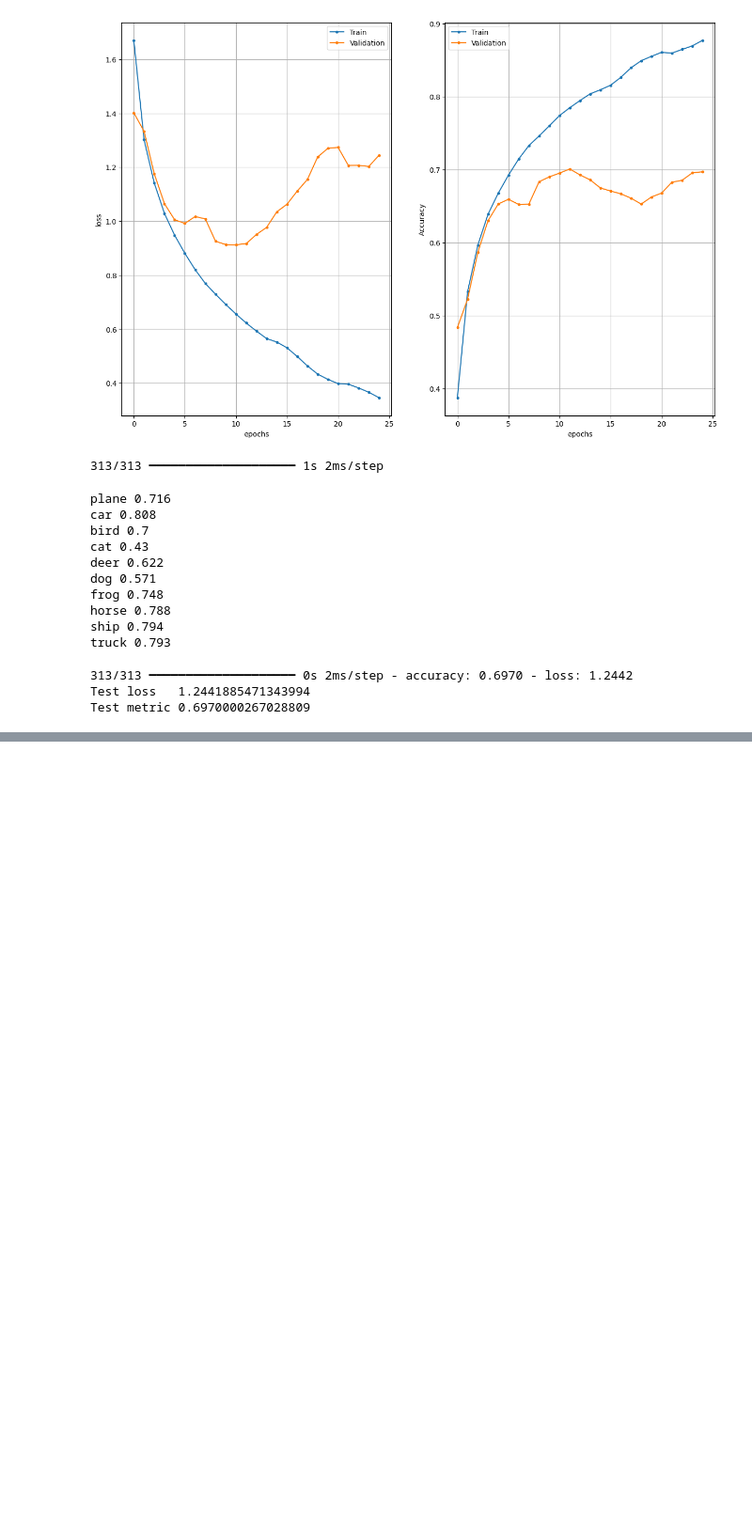
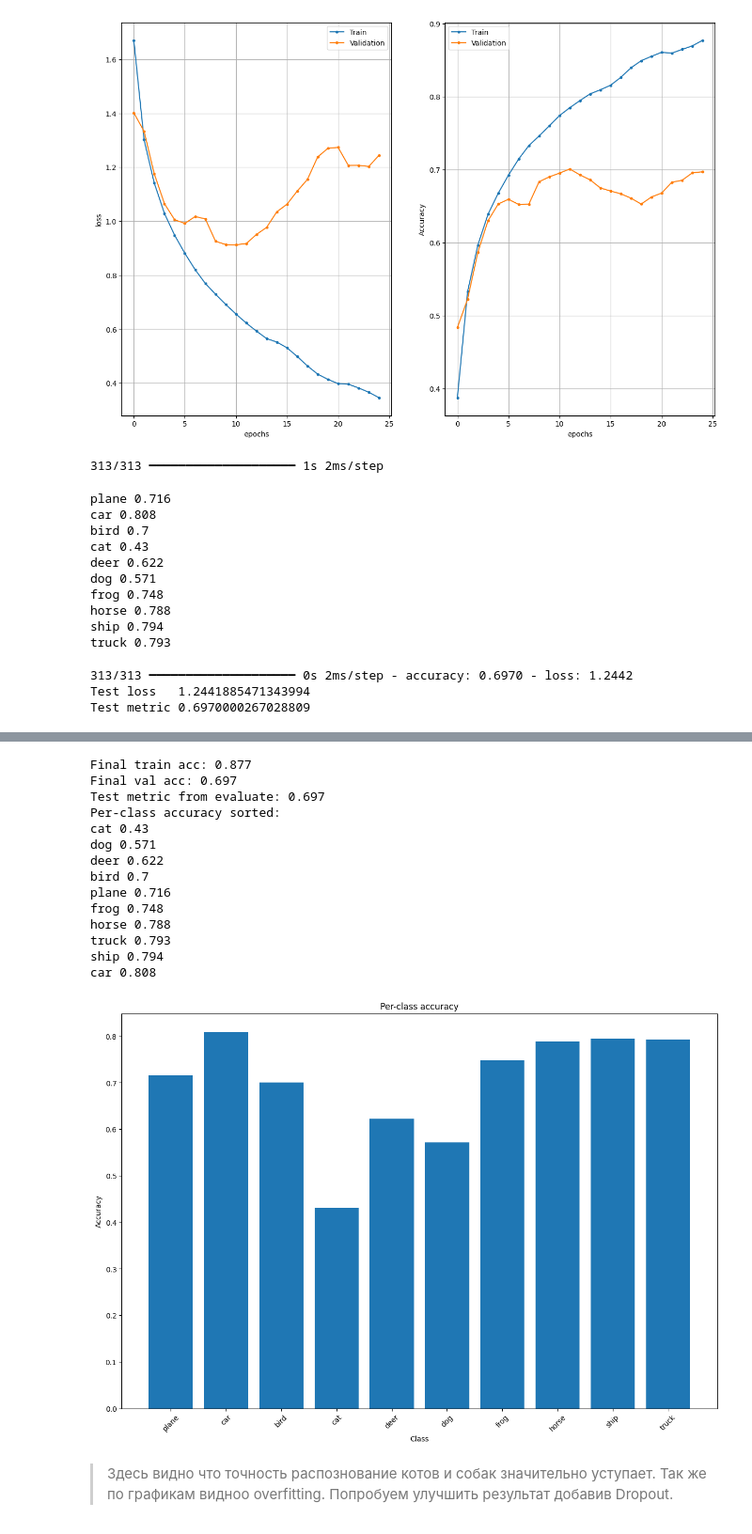
Before and after one commit to debkh/python-cv-ml-homeworks, a Jupyter notebook: notebooks/lesson_14/homework.ipynb, the cells around one changed output, grey strips where cells are left out. Shown at 94% size. Drawn from its saved outputs; the diff is of its cells as text; code cells hidden in the pictures; blank space fills up the shorter version.

```diff
--- a/notebooks/lesson_14/homework.ipynb
+++ b/notebooks/lesson_14/homework.ipynb
@@ -205,0 +208,39 @@ for ii in range(15):
+# %%
+# Let's compute the per-class accuracy and print it sorted
+print('Final train acc:', round(float(h['accuracy'][-1]), 4))
+print('Final val acc:', round(float(h['val_accuracy'][-1]), 4))
+print('Test metric from evaluate:', round(float(ev[1]), 4))
+
+class_acc = {}
+for class_id, class_name in classes.items():
+    acc = np.mean(y_true[y_true == class_id] == y_pred[y_true == class_id])
+    class_acc[class_name] = round(float(acc), 4)
+
+print('Per-class accuracy sorted:')
+for k, v in sorted(class_acc.items(), key=lambda kv: kv[1]):
+    print(k, v)
+
+plt.bar(class_acc.keys(), class_acc.values())
+plt.xticks(rotation=45)
+plt.title("Per-class accuracy")
+plt.xlabel("Class")
+plt.ylabel("Accuracy")
+plt.show()
+# %% [output]
+Final train acc: 0.877
+Final val acc: 0.697
+Test metric from evaluate: 0.697
+Per-class accuracy sorted:
+cat 0.43
+dog 0.571
+deer 0.622
+bird 0.7
+plane 0.716
+frog 0.748
+horse 0.788
+truck 0.793
+ship 0.794
+car 0.808
+[figure, added]
+# %% [markdown]
+> Здесь видно что точность распознование котов и собак значительно уступает. Так же по графикам видноo overfitting. Попробуем улучшить результат добавив Dropout.
```
Also changed, not shown: parts of 7 cells of this notebook.
